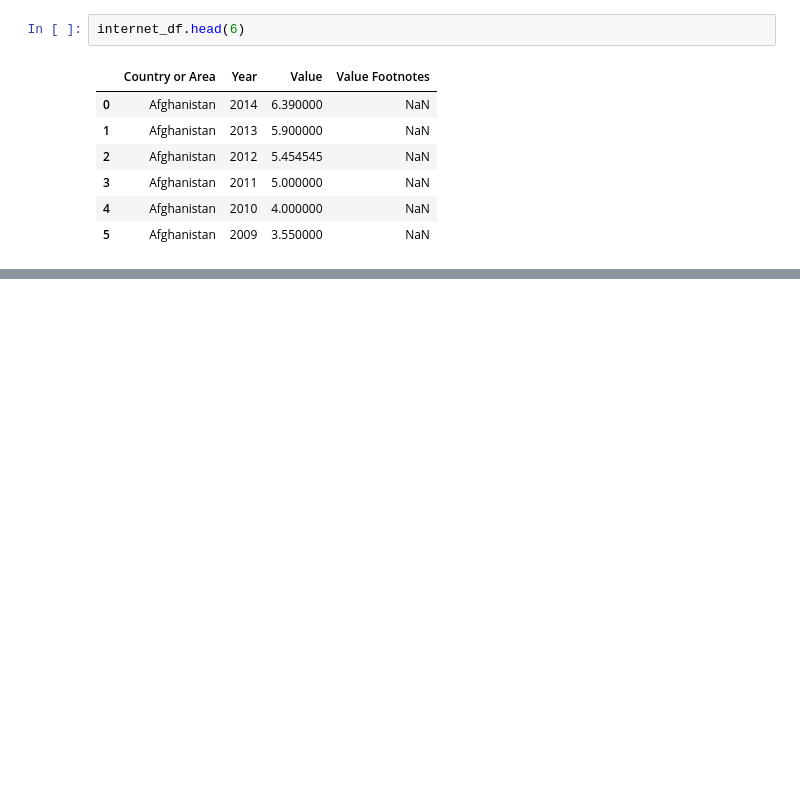
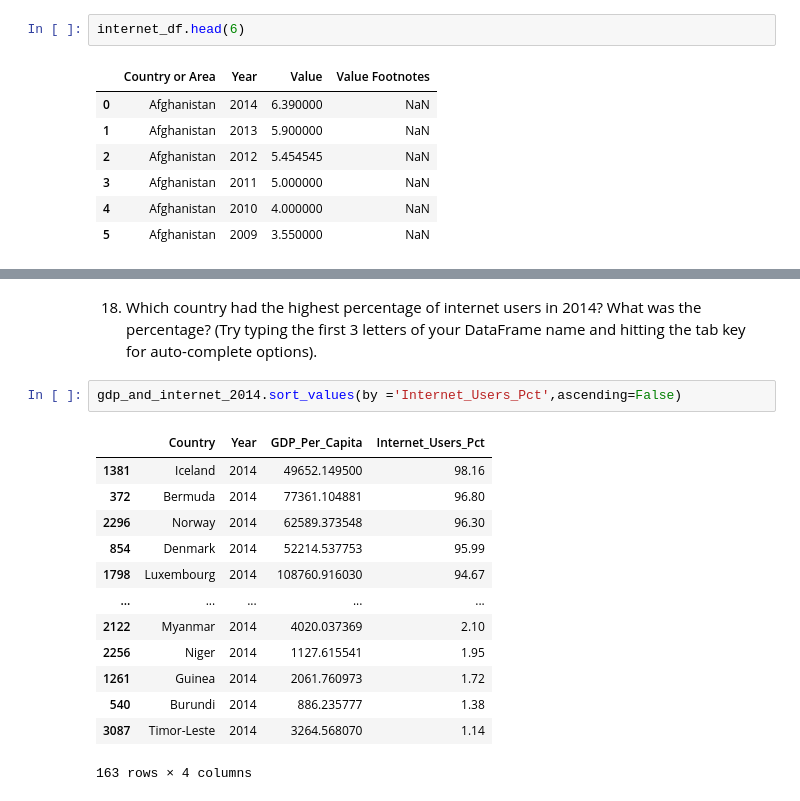
Before and after one commit to NSS-Data-Analytics-Cohort-7/gdp-and-internet-usage-jessw4914, a Jupyter notebook: notebook/Jess_un.ipynb, the cells around one changed output, grey strips where cells are left out. Cells and saved outputs as stored; diff of their text form; blank space fills up the shorter version.

```diff
--- a/notebook/Jess_un.ipynb
+++ b/notebook/Jess_un.ipynb
@@ -33,0 +173,18 @@ internet_df.head(6)
+# %% [markdown]
+18.	Which country had the highest percentage of internet users in 2014? What was the percentage? (Try typing the first 3 letters of your DataFrame name and hitting the tab key for auto-complete options).
+# %%
+gdp_and_internet_2014.sort_values(by ='Internet_Users_Pct',ascending=False)
+# %% [output]
+|  | Country | Year | GDP_Per_Capita | Internet_Users_Pct |
+| 1381 | Iceland | 2014 | 49652.149500 | 98.16 |
+| 372 | Bermuda | 2014 | 77361.104881 | 96.80 |
+| 2296 | Norway | 2014 | 62589.373548 | 96.30 |
+| 854 | Denmark | 2014 | 52214.537753 | 95.99 |
+| 1798 | Luxembourg | 2014 | 108760.916030 | 94.67 |
+| ... | ... | ... | ... | ... |
+| 2122 | Myanmar | 2014 | 4020.037369 | 2.10 |
+| 2256 | Niger | 2014 | 1127.615541 | 1.95 |
+| 1261 | Guinea | 2014 | 2061.760973 | 1.72 |
+| 540 | Burundi | 2014 | 886.235777 | 1.38 |
+| 3087 | Timor-Leste | 2014 | 3264.568070 | 1.14 |
+163 rows × 4 columns
```
Also changed, not shown: parts of 65 cells of this notebook.
